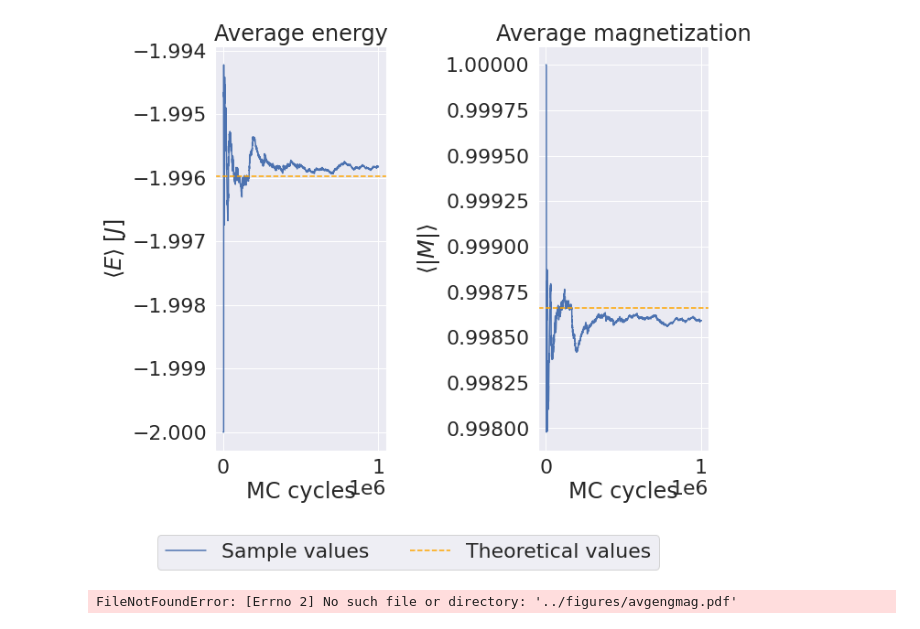
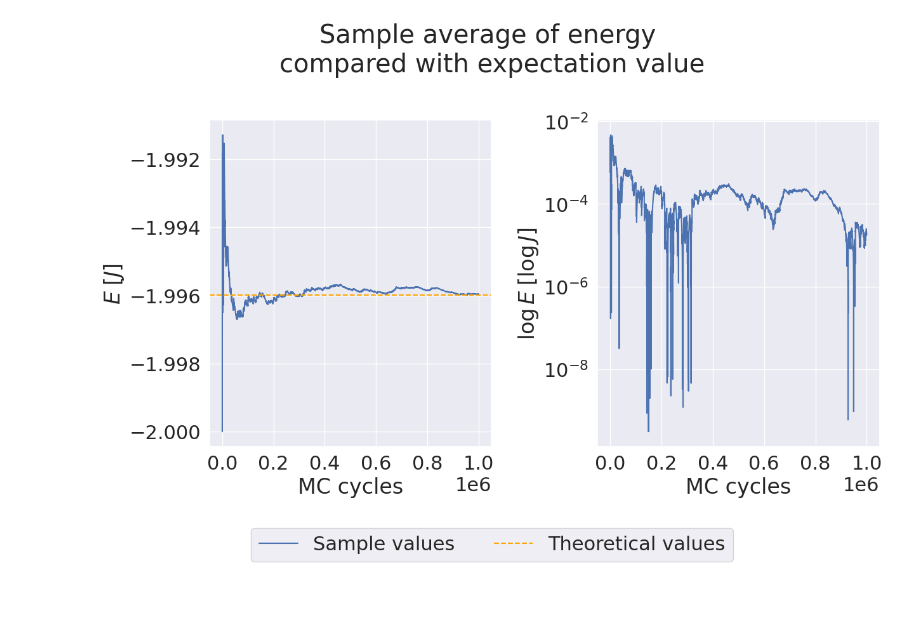
Before and after one commit to augude/fys3150, a Jupyter notebook: Project4/plotting/problem4.ipynb, the cells around one changed output. Saved outputs shown, nothing was run; the diff lists cells and outputs as text; code cells hidden in the pictures; blank space fills up the shorter version.

Commit message:
Made plots for problem4 and problem5

```diff
--- a/Project4/plotting/problem4.ipynb
+++ b/Project4/plotting/problem4.ipynb
@@ -8,97 +8,35 @@ sns.set_theme(font_scale = 2)
 # %%
 validation2x2 = binToDf('../output/validation2x2.bin')
 T = np.mean(validation2x2.temperature)
 L = validation2x2.gridsize[0]
 beta = 1/T
 Z = 12 + + 4*np.cosh(8*beta)
 avgEng = -8*np.sinh(8*beta)/Z
 engMom2 = 32*np.cosh(8*beta)/Z
 avgM = (4 + 2*np.exp(8*beta))/Z
 mMom2 = (8 + 8*np.exp(8*beta))/Z
 cV = 64/(T**2)*(1/Z*np.cosh(8*beta) - 4/Z**2*np.sinh(8*beta)**2)
 chi = 8*beta*((1 + np.exp(8*beta))/Z - 2*(2 + np.exp(8*beta))**2/Z**2 )
 
 
 cycles = np.arange(0, len(validation2x2))
-fig, axs = plt.subplots(1, 2, figsize = (10, 8))
+fig, axs = plt.subplots(1, 2, figsize = (13, 8))
 axs[0].plot(cycles, validation2x2.energy1mom/(L**2), label = 'Sample values')
 axs[0].axhline(avgEng, linestyle = '--', label = 'Theoretical values', color = 'orange')
 axs[0].set_xlabel('MC cycles')
-axs[0].set_ylabel(r'$\langle E \rangle\; [J]$')
-axs[0].set_title('Average energy')
+axs[0].set_ylabel(r'$E\; [J]$')
 
-
-axs[1].plot(cycles, validation2x2.magnetization1mom/(L**2))
-axs[1].axhline(avgM, linestyle = '--', color = 'orange')
+axs[1].semilogy(cycles, abs(validation2x2.energy1mom/(L**2) - avgEng))
 axs[1].set_xlabel('MC cycles')
-axs[1].set_ylabel(r'$\langle |M| \rangle$')
-axs[1].set_title('Average magnetization')
+axs[1].set_ylabel(r'$\log{E}\; [\log{J}]$')
+fig.suptitle('Sample average of energy \ncompared with expectation value')
 lgd = fig.legend(loc = 'lower center', ncol = 2, fancybox = True,
         bbox_to_anchor = (0.5, -0.1))
+axs[0].set_xticks(np.arange(0, 1.2e6, 0.2e6))
+axs[1].set_xticks(np.arange(0, 1.2e6, 0.2e6))
 axs[0].ticklabel_format(style = 'sci', axis = 'x', scilimits = (0,0))
 axs[1].ticklabel_format(style = 'sci', axis = 'x', scilimits = (0,0))
-
 fig.tight_layout()
-plt.show()
-fig.savefig('../figures/avgengmag.pdf')
-
-fig, axs = plt.subplots(1, 2, figsize = (10, 8))
-axs[0].plot(cycles, validation2x2.heatCapacity)
-axs[0].axhline(cV, linestyle = '--', color = 'orange')
-axs[0].set_xlabel('MC cycles')
-axs[0].set_ylabel(r'$C_V\; [k]$')
-axs[0].set_ylim([0, 0.3])
-axs[0].set_title('Specific heat capacity')
-
-axs[1].plot(cycles, validation2x2.susceptibility, label = 'Sample values')
-axs[1].axhline(chi, linestyle = '--', color = 'orange', label = 'Theoretical values')
-axs[1].set_xlabel('MC cycles')
-axs[1].set_ylabel(r'$\chi\; [k/J]$')
-axs[1].set_title('Magnetic susceptibility')
-axs[1].set_ylim([0, 0.05])
-lgd = fig.legend(loc = 'lower center', ncol = 2, fancybox = True,
-        bbox_to_anchor = (0.5, -0.1))
-axs[0].ticklabel_format(style = 'sci', axis = 'x', scilimits = (0,0))
-axs[1].ticklabel_format(style = 'sci', axis = 'x', scilimits = (0,0))
-
-fig.tight_layout()
-plt.show()
-#fig.savefig('../figures/heatmagsusc.pdf')
-
-fig, axs = plt.subplots(1, 2, figsize = (10, 8))
-axs[0].semilogy(cycles, abs(validation2x2.energy1mom/(L**2) - avgEng))
-axs[0].set_xlabel('MC cycles')
-axs[0].set_ylabel(r'$\langle E \rangle\; [J]$')
-axs[0].set_title('Average energy')
-
-
-axs[1].semilogy(cycles, abs(validation2x2.magnetization1mom/(L**2) - avgM))
-axs[1].set_xlabel('MC cycles')
-axs[1].set_ylabel(r'$\langle |M| \rangle$')
-axs[1].set_title('Average magnetization')
-
-axs[0].ticklabel_format(style = 'sci', axis = 'x', scilimits = (0,0))
-axs[1].ticklabel_format(style = 'sci', axis = 'x', scilimits = (0,0))
-
-fig.tight_layout()
-plt.show()
-
-fig, axs = plt.subplots(1, 2, figsize = (10, 8))
-axs[0].semilogy(cycles, abs(validation2x2.heatCapacity/(L**2) - cV))
-axs[0].set_xlabel('MC cycles')
-axs[0].set_ylabel(r'$C_V\; [k]$')
-axs[0].set_title('Specific heat capacity')
-
-axs[1].semilogy(cycles, abs(validation2x2.susceptibility/(L**2) - chi))
-axs[1].set_xlabel('MC cycles')
-axs[1].set_ylabel(r'$\chi\; [k/J]$')
-axs[1].set_title('Magnetic susceptibility')
-
-axs[0].ticklabel_format(style = 'sci', axis = 'x', scilimits = (0,0))
-axs[1].ticklabel_format(style = 'sci', axis = 'x', scilimits = (0,0))
-
-fig.tight_layout()
-plt.show()
+plt.savefig('figures/avgeng.pdf')
 # %% [output]
-[figure, old version]
+[figure, new version]
-FileNotFoundError: [Errno 2] No such file or directory: '../figures/avgengmag.pdf'
```
Also changed, not shown: parts of 5 cells of this notebook, 3 other files.
